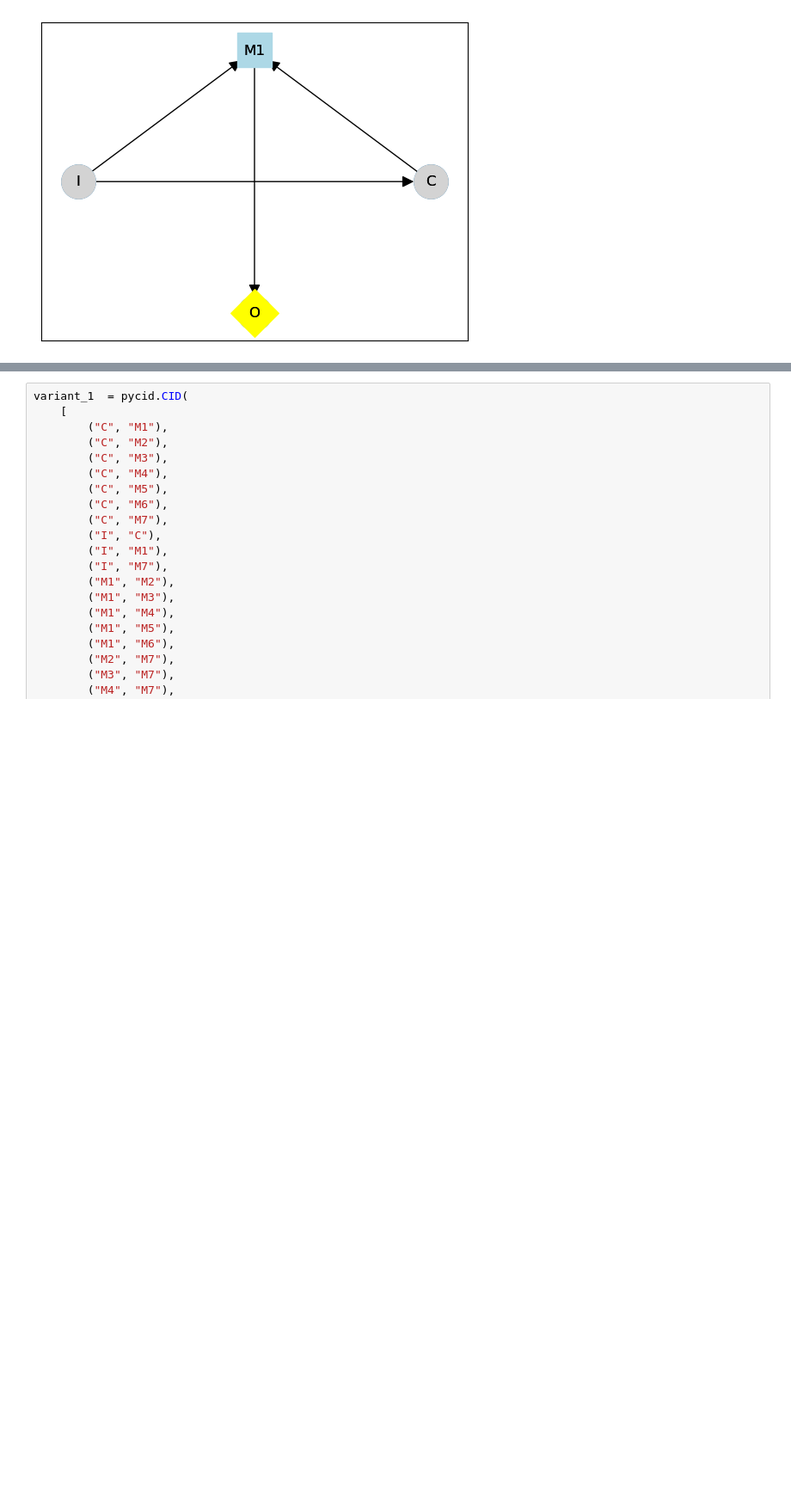
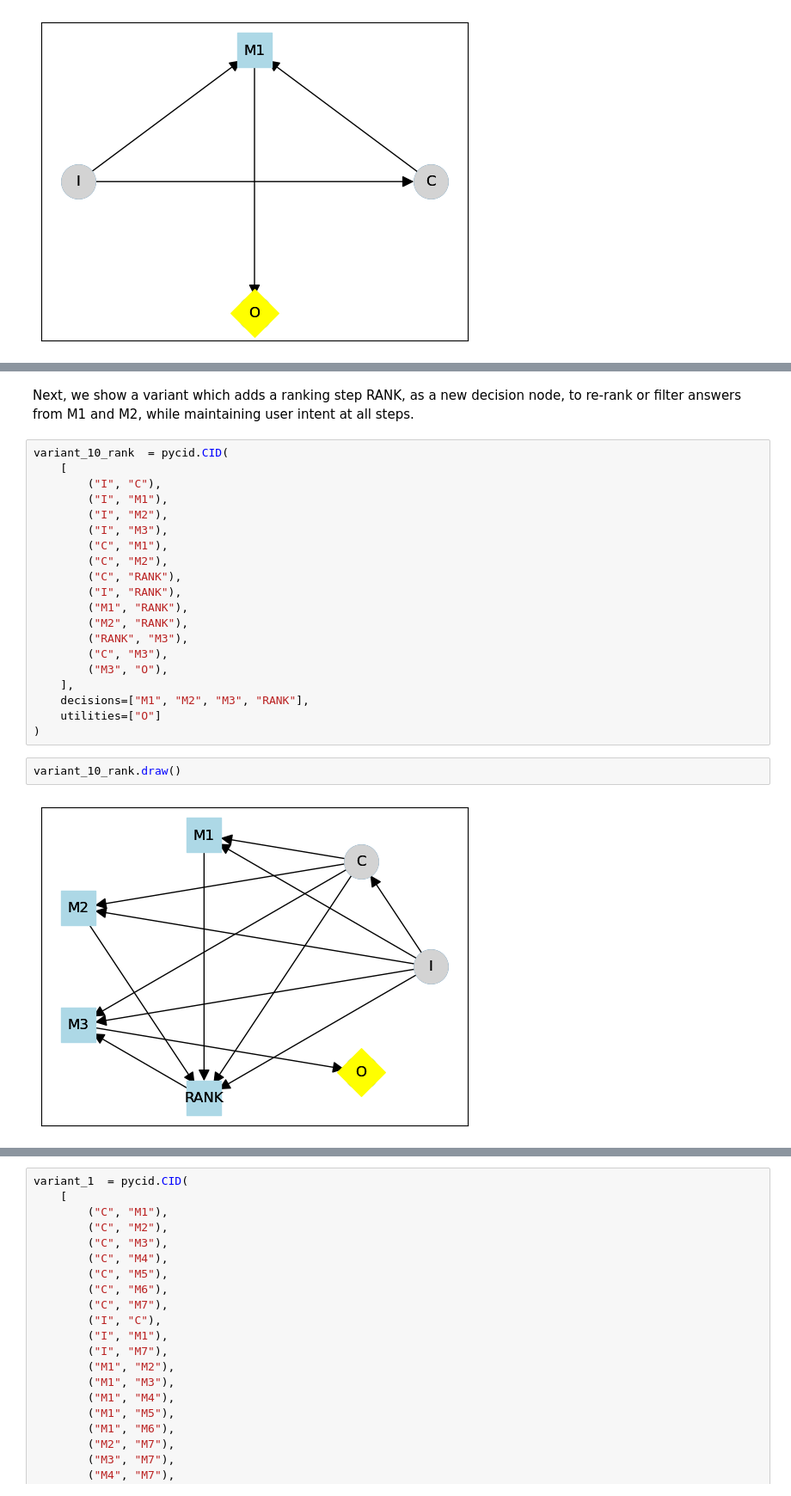
Before and after one commit to poppingtonic/transformer-visualization, a Jupyter notebook: CIDs4LLMs.ipynb, the cells around one changed output, grey strips where cells are left out. Shown at 86% size. Drawn from its saved outputs; the diff is of its cells as text; blank space fills up the shorter version.

Commit message:
Finalize plots

```diff
--- a/CIDs4LLMs.ipynb
+++ b/CIDs4LLMs.ipynb
@@ -56,0 +194,26 @@ Subclasses:
+# %% [markdown]
+Next, we show a variant which adds a ranking step RANK, as a new decision node, to re-rank or filter answers from M1 and M2, while maintaining user intent at all steps.
+# %%
+variant_10_rank  = pycid.CID(
+    [
+        ("I", "C"),
+        ("I", "M1"),
+        ("I", "M2"),
+        ("I", "M3"),
+        ("C", "M1"),
+        ("C", "M2"),
+        ("C", "RANK"),
+        ("I", "RANK"),
+        ("M1", "RANK"),
+        ("M2", "RANK"),
+        ("RANK", "M3"),
+        ("C", "M3"),
+        ("M3", "O"),
+    ],
+    decisions=["M1", "M2", "M3", "RANK"],
+    utilities=["O"]
+)
+# %%
+variant_10_rank.draw()
+# %% [output]
+[figure, added]
```
Also changed, not shown: parts of 48 cells of this notebook.
